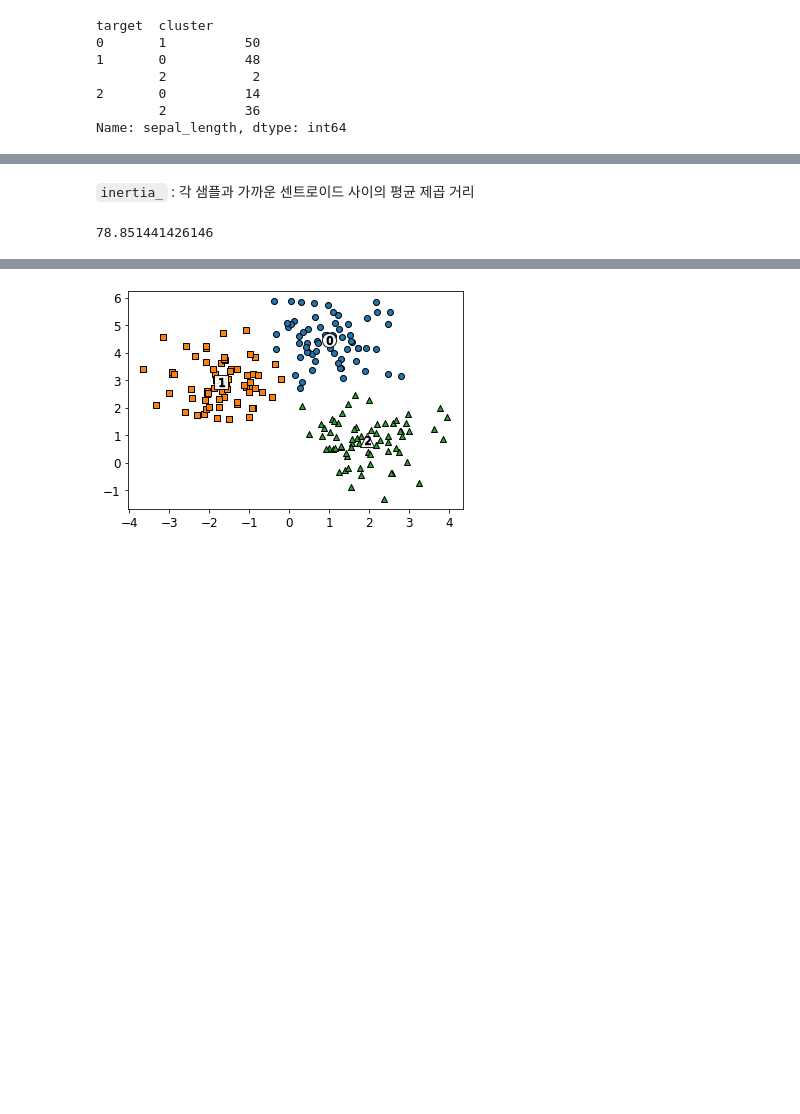
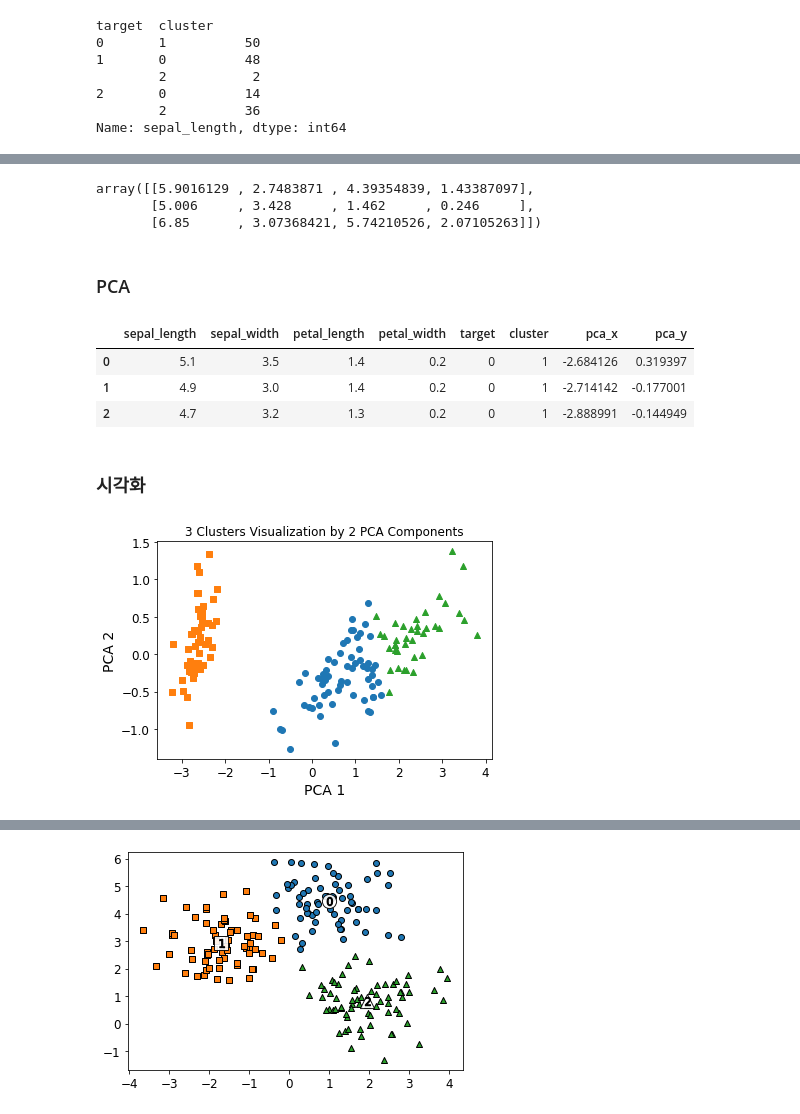
Before and after one commit to woojangchang/TIL, a Jupyter notebook: Big Data Analysis/Machine Learning/07. 군집화/01. K-평균 알고리즘.ipynb, the cells around one changed output, grey strips where cells are left out. Drawn from its saved outputs; the diff is of its cells as text; code cells hidden in the pictures; blank space fills up the shorter version.

```diff
--- a/Big Data Analysis/Machine Learning/07. 군집화/01. K-평균 알고리즘.ipynb
+++ b/Big Data Analysis/Machine Learning/07. 군집화/01. K-평균 알고리즘.ipynb
@@ -162,7 +86,7 @@ kmeans.fit(irisDF)
 # %% [output]
 KMeans(n_clusters=3, random_state=0)
 # %%
-irisDF['target'] = iris.target
+irisDF['target'] = data.target
 irisDF['cluster'] = kmeans.labels_ # 군집화 결과 데이터
 iris_result = irisDF.groupby(['target', 'cluster'])['sepal_length'].count()
 print(iris_result)
@@ -254,6 +101,41 @@ plt.show()
-# %% [markdown]
-`inertia_` : 각 샘플과 가까운 센트로이드 사이의 평균 제곱 거리
 # %%
-kmeans.inertia_
+kmeans.cluster_centers_
 # %% [output]
-78.851441426146
+array([[5.9016129 , 2.7483871 , 4.39354839, 1.43387097],
+       [5.006     , 3.428     , 1.462     , 0.246     ],
+       [6.85      , 3.07368421, 5.74210526, 2.07105263]])
+# %% [markdown]
+### PCA
+# %%
+from sklearn.decomposition import PCA
+
+pca = PCA(n_components=2)
+pca_transformed = pca.fit_transform(data.data)
+
+irisDF['pca_x'] = pca_transformed[:, 0]
+irisDF['pca_y'] = pca_transformed[:, 1]
+irisDF.head(3)
+# %% [output]
+|  | sepal_length | sepal_width | petal_length | petal_width | target | cluster | pca_x | pca_y |
+| 0 | 5.1 | 3.5 | 1.4 | 0.2 | 0 | 1 | -2.684126 | 0.319397 |
+| 1 | 4.9 | 3.0 | 1.4 | 0.2 | 0 | 1 | -2.714142 | -0.177001 |
+| 2 | 4.7 | 3.2 | 1.3 | 0.2 | 0 | 1 | -2.888991 | -0.144949 |
+# %% [markdown]
+### 시각화
+# %%
+# 각 클러스터 인덱스
+marker0_ind = irisDF[irisDF['cluster'] == 0].index
+marker1_ind = irisDF[irisDF['cluster'] == 1].index
+marker2_ind = irisDF[irisDF['cluster'] == 2].index
+
+# 인덱스의 pca_x, pca_y 산점도
+plt.scatter(x=irisDF.loc[marker0_ind, 'pca_x'], y=irisDF.loc[marker0_ind, 'pca_y'], marker='o')
+plt.scatter(x=irisDF.loc[marker1_ind, 'pca_x'], y=irisDF.loc[marker1_ind, 'pca_y'], marker='s')
+plt.scatter(x=irisDF.loc[marker2_ind, 'pca_x'], y=irisDF.loc[marker2_ind, 'pca_y'], marker='^')
+
+plt.xlabel('PCA 1')
+plt.ylabel('PCA 2')
+plt.title('3 Clusters Visualization by 2 PCA Components')
+plt.show()
+# %% [output]
+[figure, added]
```
Also changed, not shown: parts of 39 cells of this notebook, 2 other files.
